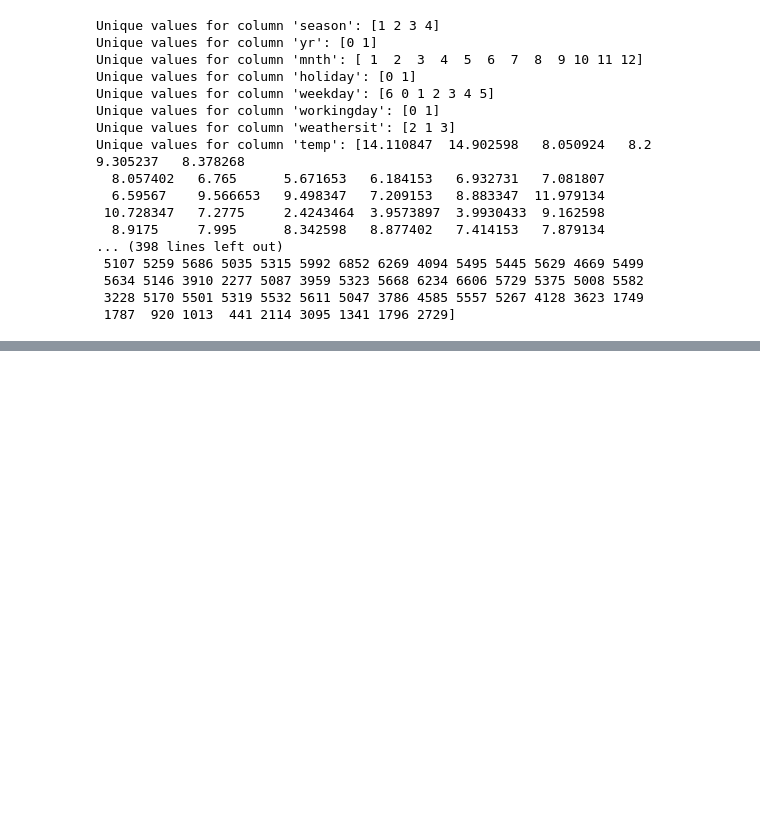
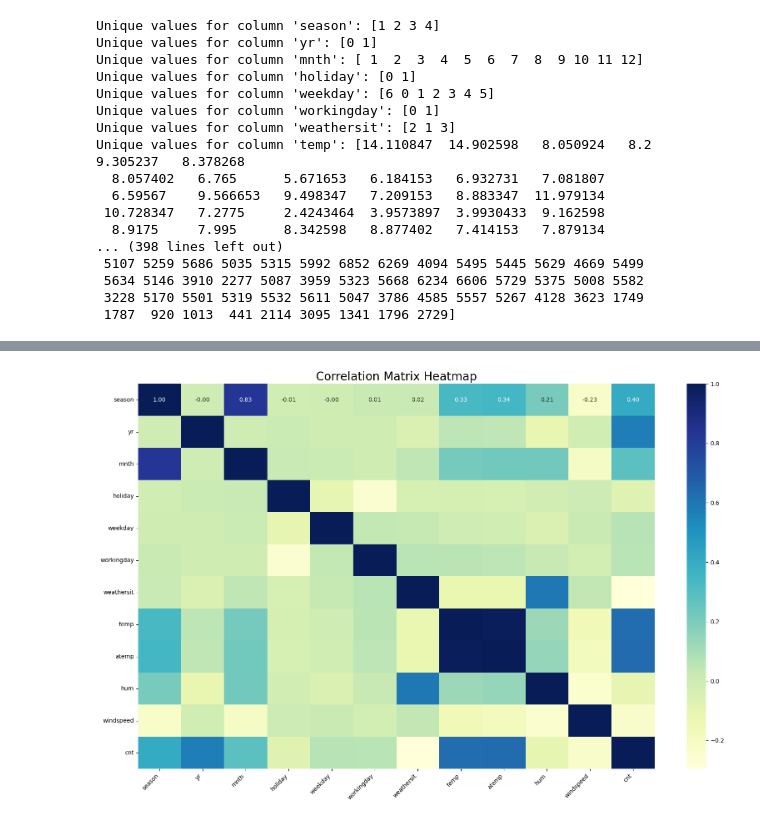
Before and after one commit to Sariq16/boombikes, a Jupyter notebook: boombikes.ipynb, the cells around one changed output, grey strips where cells are left out. Cells and saved outputs as stored; diff of their text form; code cells hidden in the pictures; blank space fills up the shorter version.

```diff
--- a/boombikes.ipynb
+++ b/boombikes.ipynb
@@ -278,0 +261,21 @@ plt.show()
+# %%
+## Multivariate Analysis
+
+# Create a figure with specified size
+plt.figure(figsize=(20, 12))
+
+sns.heatmap(data.corr(), annot=True, cmap='YlGnBu', fmt=".2f", annot_kws={"size": 10})
+
+# Rotate x-axis labels for better visibility
+plt.xticks(rotation=45, ha='right')
+
+# Rotate y-axis labels
+plt.yticks(rotation=0)
+
+# Add a title to the heatmap
+plt.title('Correlation Matrix Heatmap', fontsize=20)
+
+# Display the plot
+plt.show()
+# %% [output]
+[figure, added]
```
Also changed, not shown: parts of 37 cells of this notebook.
